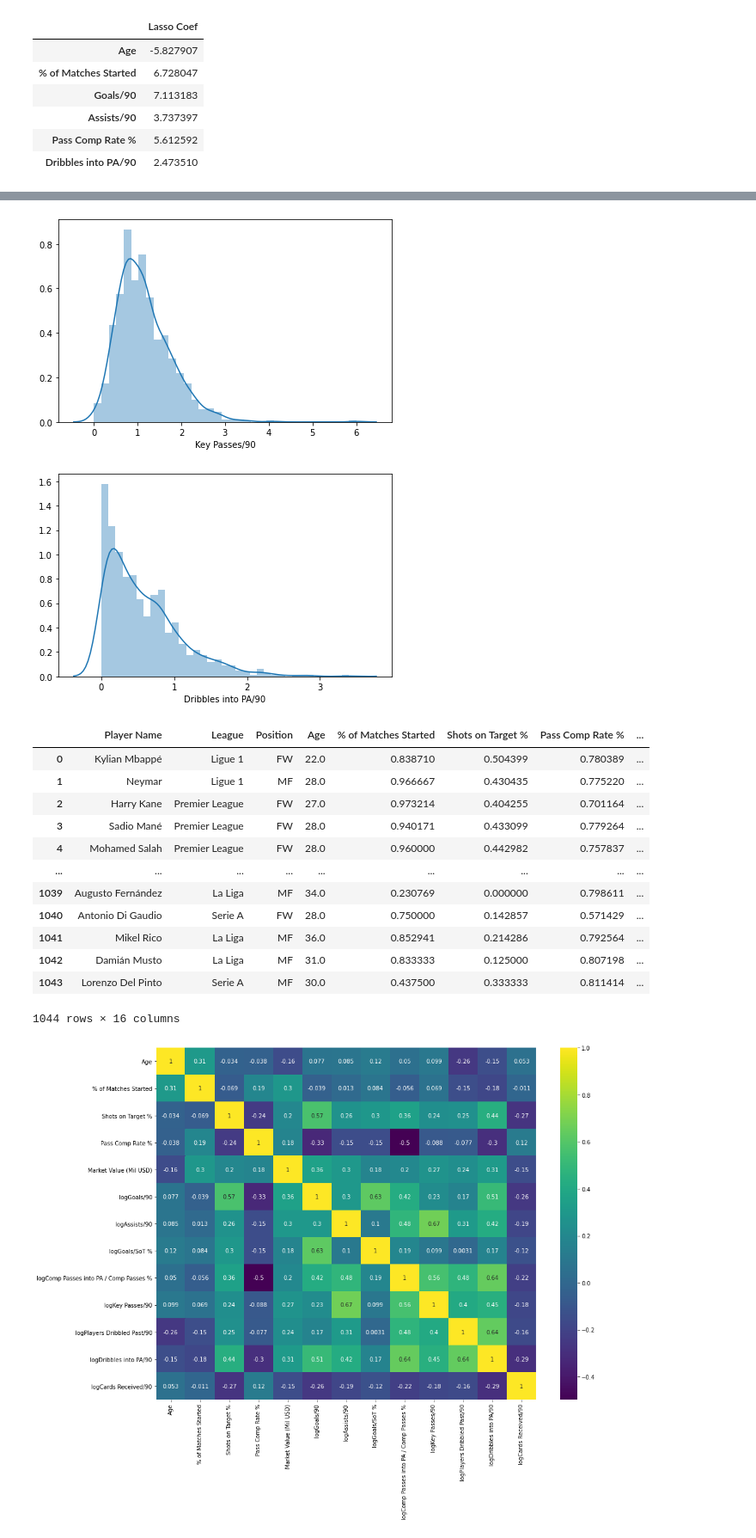
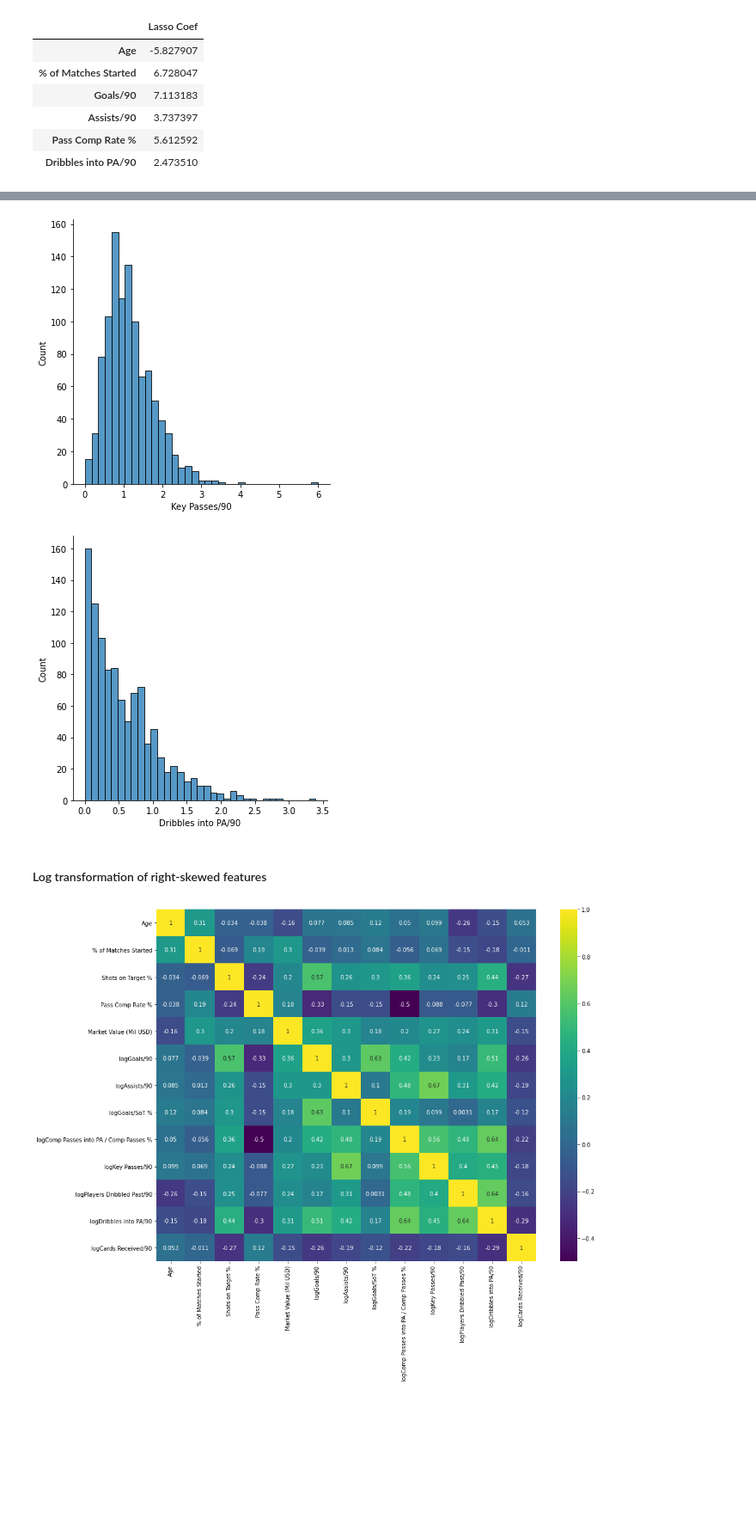
Before and after one commit to mkschoi/project2_soccerplayervalues, a Jupyter notebook: Code/project2_linear_regression.ipynb, the cells around one changed output, grey strips where cells are left out. Shown at 86% size. Saved outputs shown, nothing was run; the diff lists cells and outputs as text; code cells hidden in the pictures; blank space fills up the shorter version.

```diff
--- a/Code/project2_linear_regression.ipynb
+++ b/Code/project2_linear_regression.ipynb
@@ -590,15 +297,17 @@ plt.savefig('../Charts/Assists_90_Dist.png', dpi=600)
 # %%
-sns.distplot(df_standardized_ForMid['Key Passes/90'], bins=35)
+mu.distribution_plot(df_standardized_ForMid, 'Key Passes/90')
 plt.tight_layout()
 plt.savefig('../Charts/Keypasses_90_Dist.png', dpi=600)
 # %% [output]
-[figure, old version]
+[figure, new version]
 # %%
-sns.distplot(df_standardized_ForMid['Dribbles into PA/90'], bins=35)
+mu.distribution_plot(df_standardized_ForMid, 'Dribbles into PA/90')
 plt.tight_layout()
 plt.savefig('../Charts/DribblesintoPA_90_Dist.png', dpi=600)
 # %% [output]
-[figure, old version]
+[figure, new version]
+# %% [markdown]
+#### Log transformation of right-skewed features
 # %%
 # Log transformation - find right-skewed features:
 # 1. Goals/90
@@ -634,17 +333 @@ df_standardized_ForMid_log = logtransform(columns).drop(columns, axis=1)
-# %%
-df_standardized_ForMid_log
-# %% [output]
-|  | Player Name | League | Position | Age | % of Matches Started | Shots on Target % | Pass Comp Rate % | ... |
-| 0 | Kylian Mbappé | Ligue 1 | FW | 22.0 | 0.838710 | 0.504399 | 0.780389 | ... |
-| 1 | Neymar | Ligue 1 | MF | 28.0 | 0.966667 | 0.430435 | 0.775220 | ... |
-| 2 | Harry Kane | Premier League | FW | 27.0 | 0.973214 | 0.404255 | 0.701164 | ... |
-| 3 | Sadio Mané | Premier League | FW | 28.0 | 0.940171 | 0.433099 | 0.779264 | ... |
-| 4 | Mohamed Salah | Premier League | FW | 28.0 | 0.960000 | 0.442982 | 0.757837 | ... |
-| ... | ... | ... | ... | ... | ... | ... | ... | ... |
-| 1039 | Augusto Fernández | La Liga | MF | 34.0 | 0.230769 | 0.000000 | 0.798611 | ... |
-| 1040 | Antonio Di Gaudio | Serie A | FW | 28.0 | 0.750000 | 0.142857 | 0.571429 | ... |
-| 1041 | Mikel Rico | La Liga | MF | 36.0 | 0.852941 | 0.214286 | 0.792564 | ... |
-| 1042 | Damián Musto | La Liga | MF | 31.0 | 0.833333 | 0.125000 | 0.807198 | ... |
-| 1043 | Lorenzo Del Pinto | Serie A | MF | 30.0 | 0.437500 | 0.333333 | 0.811414 | ... |
-1044 rows × 16 columns
 # %%
```
Also changed, not shown: parts of 74 cells of this notebook, 3 other files.
